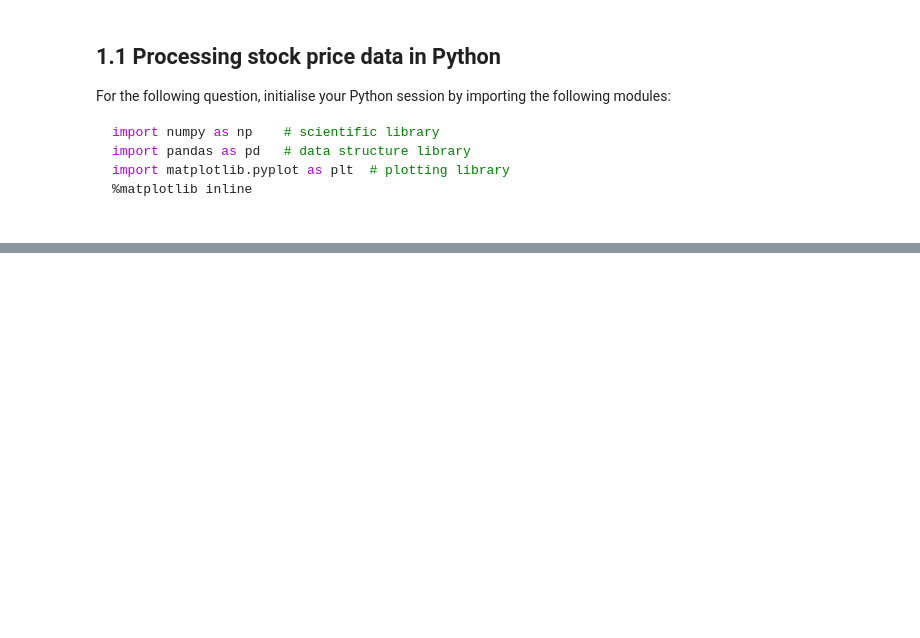
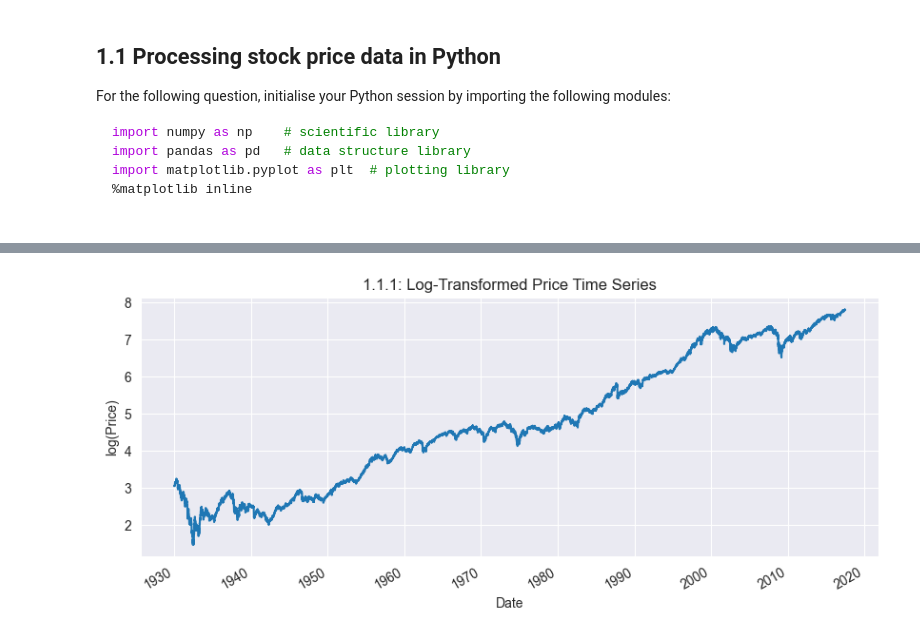
Before and after one commit to yiranLou/DCGAN, a Jupyter notebook: KCL_finan/ME.ipynb, the cells around one changed output, grey strips where cells are left out. Saved outputs shown, nothing was run; the diff lists cells and outputs as text; code cells hidden in the pictures; blank space fills up the shorter version.

```diff
--- a/KCL_finan/ME.ipynb
+++ b/KCL_finan/ME.ipynb
@@ -276,0 +38,30 @@ Jarque-Bera p-value for Log Return: 0.0
+# %%
+import numpy as np
+import pandas as pd
+import matplotlib.pyplot as plt
+from scipy import stats
+%matplotlib inline
+df = pd.read_csv("priceData.csv",
+                 parse_dates=["date"],
+                 dayfirst=True,
+                 index_col="date")
+
+# Sort by date ascending just in case
+df.sort_index(inplace=True)
+
+# Extract price series
+px = df["SPX Index"]
+
+# Compute log-price
+logpx = np.log(px)
+
+# Plot log-price
+plt.figure(figsize=(10, 4))
+logpx.plot()
+plt.title("1.1.1: Log-Transformed Price Time Series")
+plt.xlabel("Date")
+plt.ylabel("log(Price)")
+plt.grid(True)
+plt.show()
+# %% [output]
+[figure, added]
```
Also changed, not shown: parts of 36 cells of this notebook, 1 other file.
